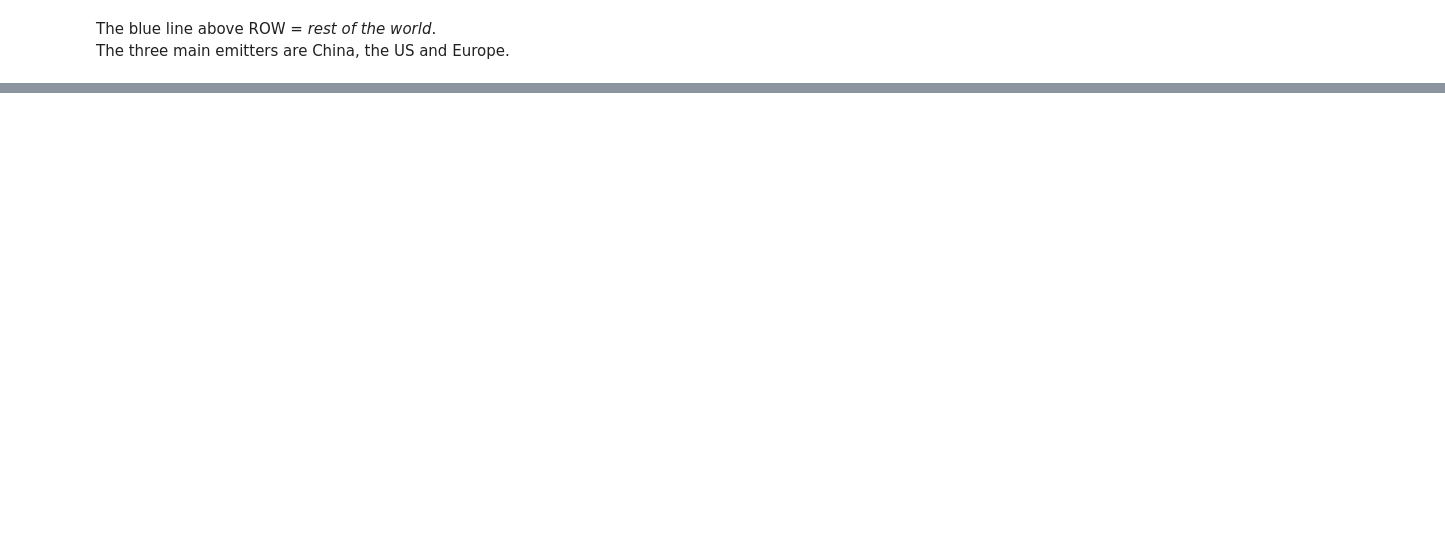
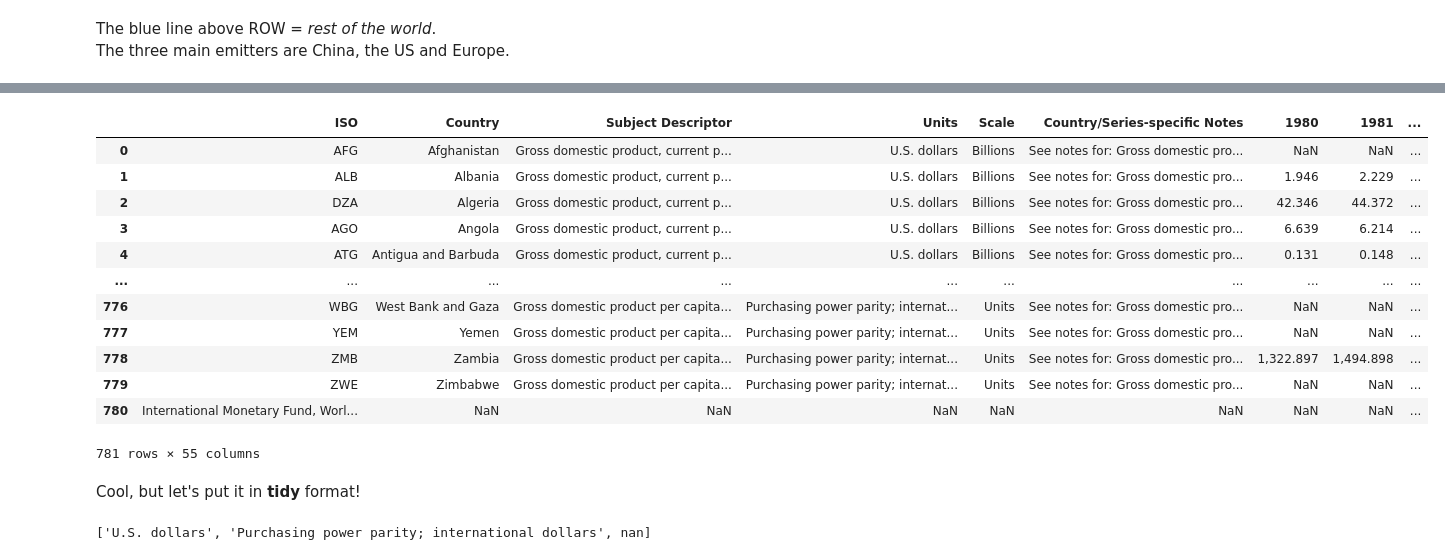
Before and after one commit to shokru/carbon_emissions, a Jupyter notebook: carbon.ipynb, the cells around one changed output, grey strips where cells are left out. Saved outputs shown, nothing was run; the diff lists cells and outputs as text; code cells hidden in the pictures; blank space fills up the shorter version.

```diff
--- a/carbon.ipynb
+++ b/carbon.ipynb
@@ -126,0 +132,28 @@ The three main emitters are China, the US and Europe.
+# %%
+url = 'https://www.imf.org/imf/weodatabase/downloadreport?c=512,914,612,614,311,213,911,314,193,122,912,313,419,513,316,913,124,339,638,514,218,963,616,223,516,918,748,618,624,522,622,156,626,628,228,924,233,632,636,634,238,662,960,423,935,128,611,321,243,248,469,253,642,643,939,734,644,819,172,132,646,648,915,134,652,174,328,258,656,654,336,263,268,532,944,176,534,536,429,433,178,436,136,343,158,439,916,664,826,542,967,443,917,544,941,446,666,668,672,946,137,546,674,676,548,556,678,181,867,682,684,273,868,921,948,943,686,688,518,728,836,558,138,196,278,692,694,962,142,449,564,565,283,853,288,293,566,964,182,359,453,968,922,714,862,135,716,456,722,942,718,724,576,936,961,813,726,199,733,184,524,361,362,364,732,366,144,146,463,528,923,738,578,537,742,866,369,744,186,925,869,746,926,466,112,111,298,927,846,299,582,487,474,754,698,&s=NGDPD,PPPGDP,NGDPDPC,PPPPC,&sy=1980&ey=2026&ssm=0&scsm=1&scc=0&ssd=1&ssc=0&sic=1&sort=subject&ds=.&br=1&wsid=9335dcb0-fe3f-4d14-93e3-2a34483cfc3a'
+data_eco = pd.read_csv(url, skiprows = 0, sep='\t', encoding='UTF-16 LE')
+data_eco
+# %% [output]
+|  | ISO | Country | Subject Descriptor | Units | Scale | Country/Series-specific Notes | 1980 | 1981 | ... |
+| 0 | AFG | Afghanistan | Gross domestic product, current p... | U.S. dollars | Billions | See notes for: Gross domestic pro... | NaN | NaN | ... |
+| 1 | ALB | Albania | Gross domestic product, current p... | U.S. dollars | Billions | See notes for: Gross domestic pro... | 1.946 | 2.229 | ... |
+| 2 | DZA | Algeria | Gross domestic product, current p... | U.S. dollars | Billions | See notes for: Gross domestic pro... | 42.346 | 44.372 | ... |
+| 3 | AGO | Angola | Gross domestic product, current p... | U.S. dollars | Billions | See notes for: Gross domestic pro... | 6.639 | 6.214 | ... |
+| 4 | ATG | Antigua and Barbuda | Gross domestic product, current p... | U.S. dollars | Billions | See notes for: Gross domestic pro... | 0.131 | 0.148 | ... |
+| ... | ... | ... | ... | ... | ... | ... | ... | ... | ... |
+| 776 | WBG | West Bank and Gaza | Gross domestic product per capita... | Purchasing power parity; internat... | Units | See notes for: Gross domestic pro... | NaN | NaN | ... |
+| 777 | YEM | Yemen | Gross domestic product per capita... | Purchasing power parity; internat... | Units | See notes for: Gross domestic pro... | NaN | NaN | ... |
+| 778 | ZMB | Zambia | Gross domestic product per capita... | Purchasing power parity; internat... | Units | See notes for: Gross domestic pro... | 1,322.897 | 1,494.898 | ... |
+| 779 | ZWE | Zimbabwe | Gross domestic product per capita... | Purchasing power parity; internat... | Units | See notes for: Gross domestic pro... | NaN | NaN | ... |
+| 780 | International Monetary Fund, Worl... | NaN | NaN | NaN | NaN | NaN | NaN | NaN | ... |
+781 rows × 55 columns
+# %% [markdown]
+Cool, but let's put it in **tidy** format!
+# %%
+data_eco_long = pd.wide_to_long(data_eco.iloc[0:,1:50],
+                stubnames = [''],
+                i = ['Country', 'Subject Descriptor', 'Units', 'Scale', 'Country/Series-specific Notes'],
+                j = 'Year').reset_index()
+data_eco_long['Subject Descriptor'].unique().tolist() # List of possible fields
+# %% [output]
+['U.S. dollars', 'Purchasing power parity; international dollars', nan]
```
Also changed, not shown: parts of 7 cells of this notebook.
